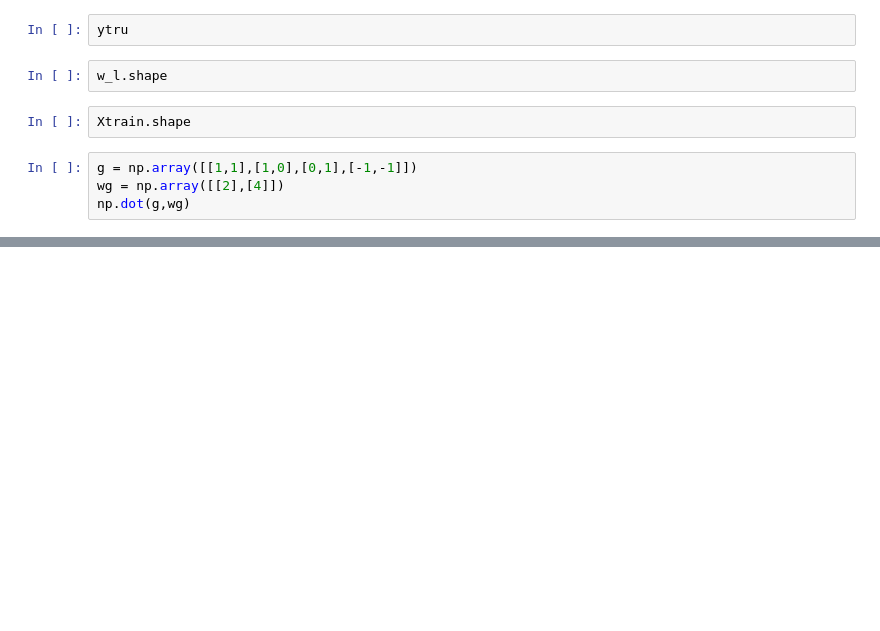
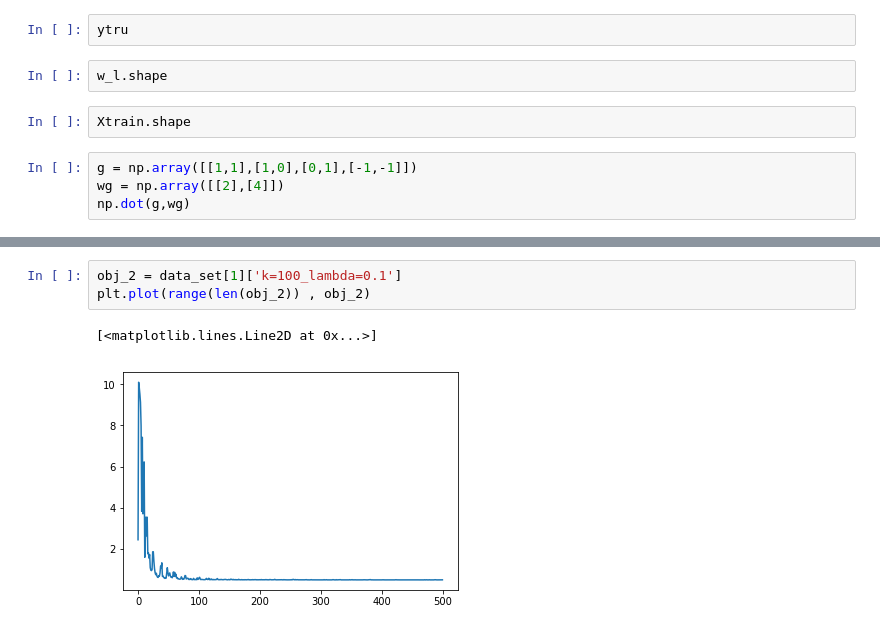
Before and after one commit to takatogoto/machinelearning, a Jupyter notebook: P3/pegasos_gt_2.ipynb, the cells around one changed output, grey strips where cells are left out. Saved outputs shown, nothing was run; the diff lists cells and outputs as text; blank space fills up the shorter version.

```diff
--- a/P3/pegasos_gt_2.ipynb
+++ b/P3/pegasos_gt_2.ipynb
@@ -549,0 +608,6 @@ np.dot(g,wg)
+# %%
+obj_2 = data_set[1]['k=100_lambda=0.1']
+plt.plot(range(len(obj_2)) , obj_2)
+# %% [output]
+[<matplotlib.lines.Line2D at 0x...>]
+[figure, added]
```
Also changed, not shown: parts of 8 cells of this notebook, 2 other files.
